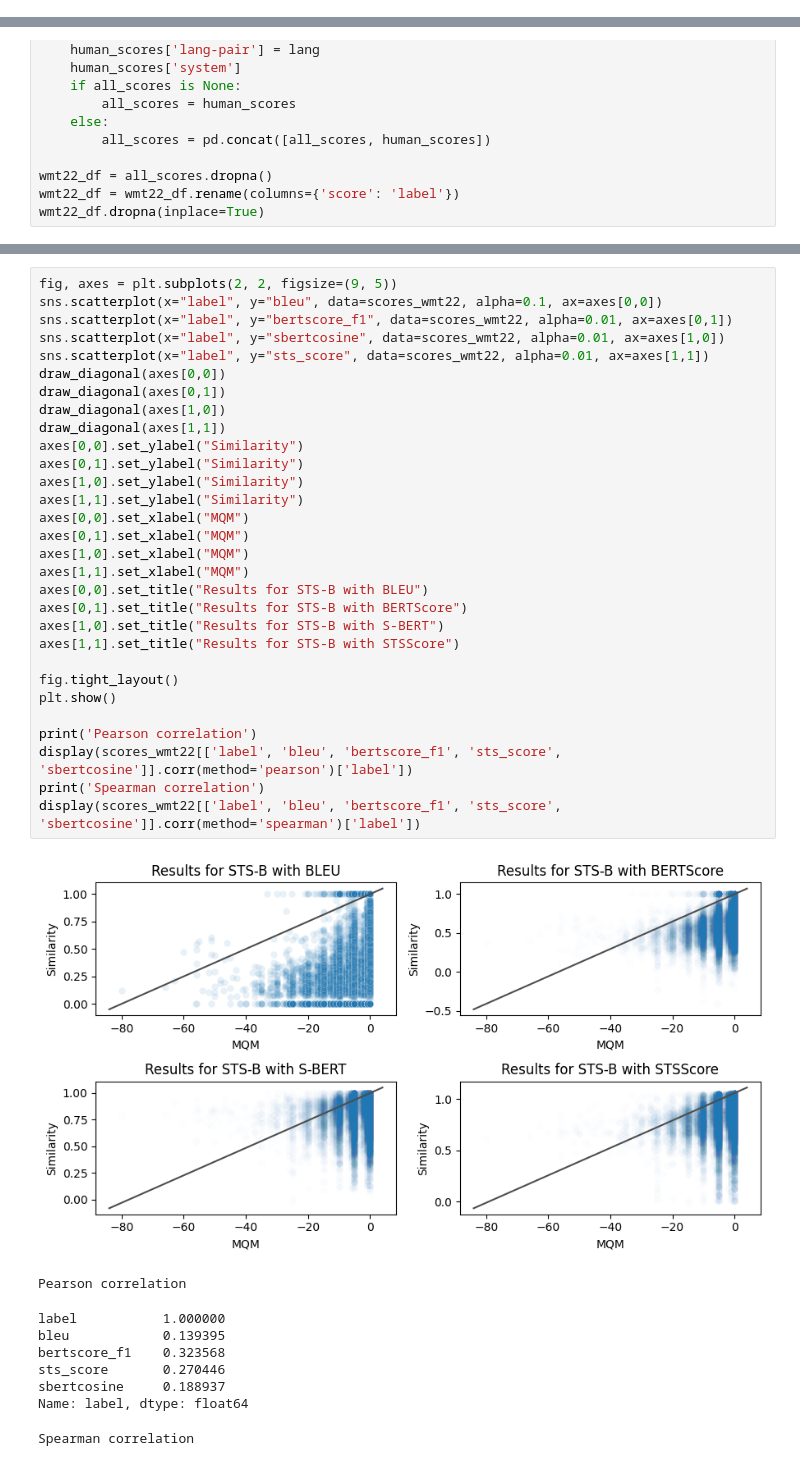
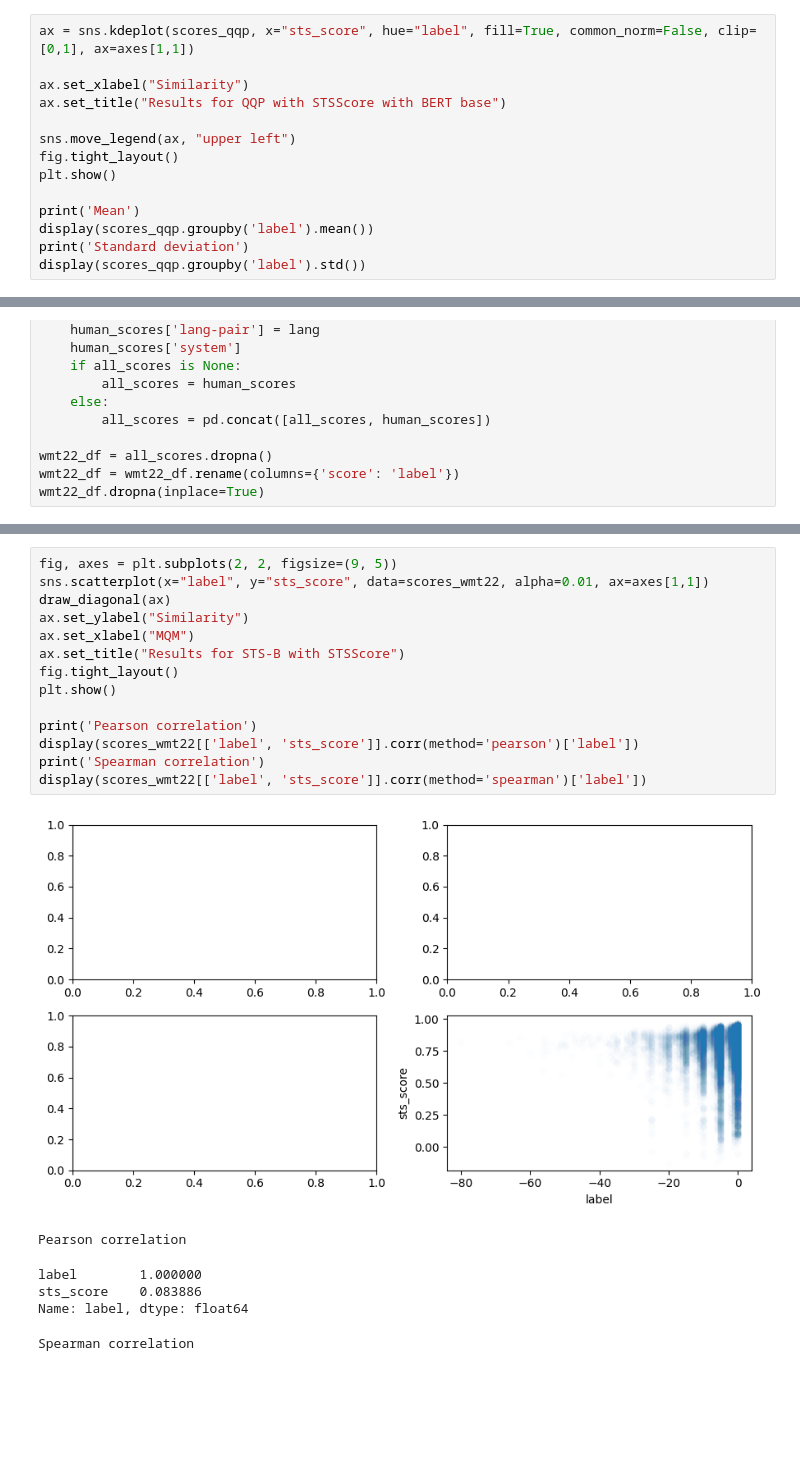
Before and after one commit to aieng-lab/stsscore, a Jupyter notebook: bert-base-ablation.ipynb, the cells around one changed output, grey strips where cells are left out. Drawn from its saved outputs; the diff is of its cells as text; blank space fills up the shorter version.

Commit message:
full run of BERT notebook

```diff
--- a/bert-base-ablation.ipynb
+++ b/bert-base-ablation.ipynb
@@ -246,0 +169,14 @@ Standard deviation
+# %%
+ax = sns.kdeplot(scores_qqp, x="sts_score", hue="label", fill=True, common_norm=False, clip=[0,1], ax=axes[1,1])
+
+ax.set_xlabel("Similarity")
+ax.set_title("Results for QQP with STSScore with BERT base")
+
+sns.move_legend(ax, "upper left")
+fig.tight_layout()
+plt.show()
+
+print('Mean')
+display(scores_qqp.groupby('label').mean())
+print('Standard deviation')
+display(scores_qqp.groupby('label').std())
@@ -363,40 +286,21 @@ scores_wmt22 = pd.DataFrame(fetch_scores(wmt22_df, 'reference', 'translation'))
 # %%
 fig, axes = plt.subplots(2, 2, figsize=(9, 5))
-sns.scatterplot(x="label", y="bleu", data=scores_wmt22, alpha=0.1, ax=axes[0,0])
-sns.scatterplot(x="label", y="bertscore_f1", data=scores_wmt22, alpha=0.01, ax=axes[0,1])
-sns.scatterplot(x="label", y="sbertcosine", data=scores_wmt22, alpha=0.01, ax=axes[1,0])
 sns.scatterplot(x="label", y="sts_score", data=scores_wmt22, alpha=0.01, ax=axes[1,1])
-draw_diagonal(axes[0,0])
-draw_diagonal(axes[0,1])
-draw_diagonal(axes[1,0])
-draw_diagonal(axes[1,1])
-axes[0,0].set_ylabel("Similarity")
-axes[0,1].set_ylabel("Similarity")
-axes[1,0].set_ylabel("Similarity")
-axes[1,1].set_ylabel("Similarity")
-axes[0,0].set_xlabel("MQM")
-axes[0,1].set_xlabel("MQM")
-axes[1,0].set_xlabel("MQM")
-axes[1,1].set_xlabel("MQM")
-axes[0,0].set_title("Results for STS-B with BLEU")
-axes[0,1].set_title("Results for STS-B with BERTScore")
-axes[1,0].set_title("Results for STS-B with S-BERT")
-axes[1,1].set_title("Results for STS-B with STSScore")
-
+draw_diagonal(ax)
+ax.set_ylabel("Similarity")
+ax.set_xlabel("MQM")
+ax.set_title("Results for STS-B with STSScore")
 fig.tight_layout()
 plt.show()
 
 print('Pearson correlation')
-display(scores_wmt22[['label', 'bleu', 'bertscore_f1', 'sts_score', 'sbertcosine']].corr(method='pearson')['label'])
+display(scores_wmt22[['label', 'sts_score']].corr(method='pearson')['label'])
 print('Spearman correlation')
-display(scores_wmt22[['label', 'bleu', 'bertscore_f1', 'sts_score', 'sbertcosine']].corr(method='spearman')['label'])
+display(scores_wmt22[['label', 'sts_score']].corr(method='spearman')['label'])
 # %% [output]
-[figure, old version]
+[figure, new version]
 Pearson correlation
-label           1.000000
-bleu            0.139395
-bertscore_f1    0.323568
-sts_score       0.270446
-sbertcosine     0.188937
+label        1.000000
+sts_score    0.083886
 Name: label, dtype: float64
 Spearman correlation
```
Also changed, not shown: parts of 39 cells of this notebook.
